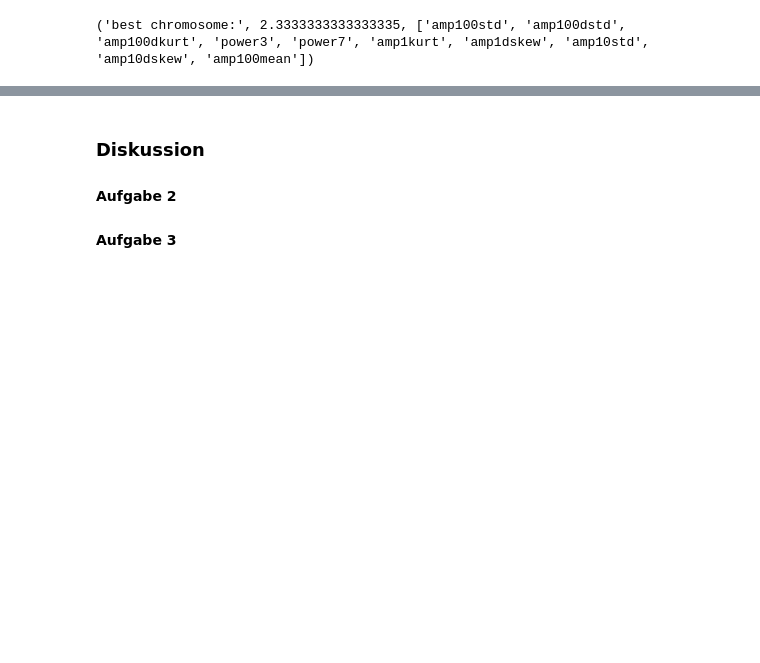
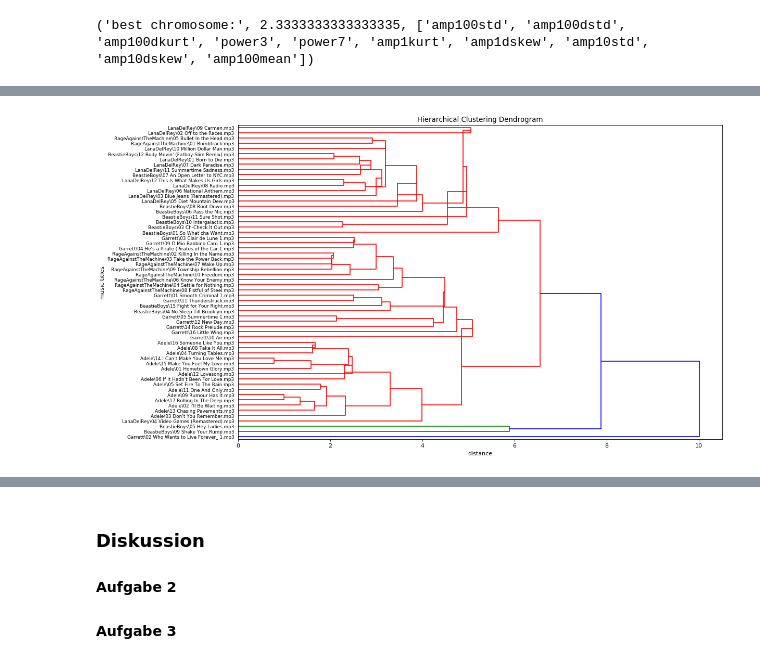
Before and after one commit to codeOfJannik/DataMining_Projects, a Jupyter notebook: task3_MusicClustering/VersuchMusicClustering_jj028_js329_bj009.ipynb, the cells around one changed output, grey strips where cells are left out. Cells and saved outputs as stored; diff of their text form; code cells hidden in the pictures; blank space fills up the shorter version.

```diff
--- a/task3_MusicClustering/VersuchMusicClustering_jj028_js329_bj009.ipynb
+++ b/task3_MusicClustering/VersuchMusicClustering_jj028_js329_bj009.ipynb
@@ -870,0 +910,6 @@ clustering()
+# %%
+process = 'median'
+similarity = 'euclidean'
+clustering(process, similarity)
+# %% [output]
+[figure, added]
```
Also changed, not shown: parts of 12 cells of this notebook.
